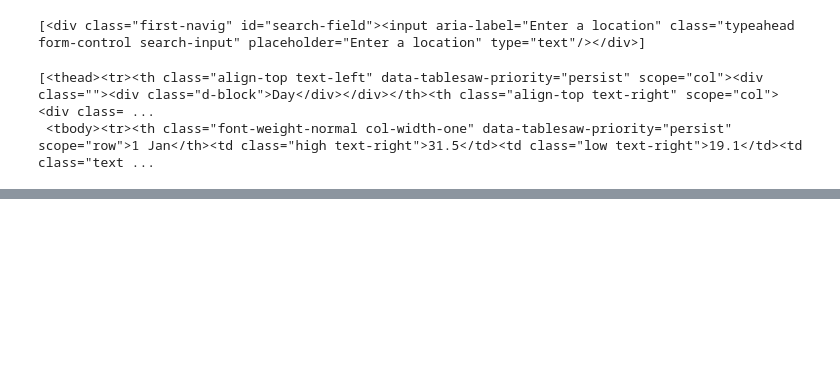
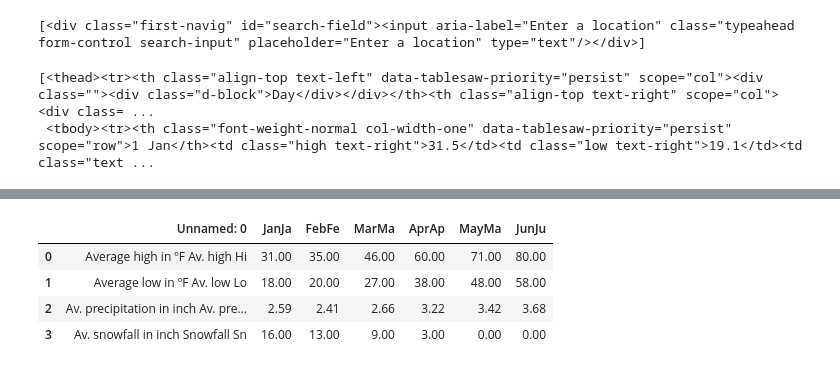
Before and after one commit to smeteo/Applied-DS-with-Python, a Jupyter notebook: 2_Applied_Plotting_Charting_Data_Representation_in_Python/Ann_Arbour_Weather.ipynb, the cells around one changed output, grey strips where cells are left out. Cells and saved outputs as stored; diff of their text form; code cells hidden in the pictures; blank space fills up the shorter version.

```diff
--- a/2_Applied_Plotting_Charting_Data_Representation_in_Python/Ann_Arbour_Weather.ipynb
+++ b/2_Applied_Plotting_Charting_Data_Representation_in_Python/Ann_Arbour_Weather.ipynb
@@ -68,0 +175,8 @@ table2[1].find_all('th')
+# %%
+tablep[0]
+# %% [output]
+|  | Unnamed: 0 | JanJa | FebFe | MarMa | AprAp | MayMa | JunJu |
+| 0 | Average high in ºF Av. high Hi | 31.00 | 35.00 | 46.00 | 60.00 | 71.00 | 80.00 |
+| 1 | Average low in ºF Av. low Lo | 18.00 | 20.00 | 27.00 | 38.00 | 48.00 | 58.00 |
+| 2 | Av. precipitation in inch Av. pre... | 2.59 | 2.41 | 2.66 | 3.22 | 3.42 | 3.68 |
+| 3 | Av. snowfall in inch Snowfall Sn | 16.00 | 13.00 | 9.00 | 3.00 | 0.00 | 0.00 |
```
Also changed, not shown: parts of 8 cells of this notebook.
